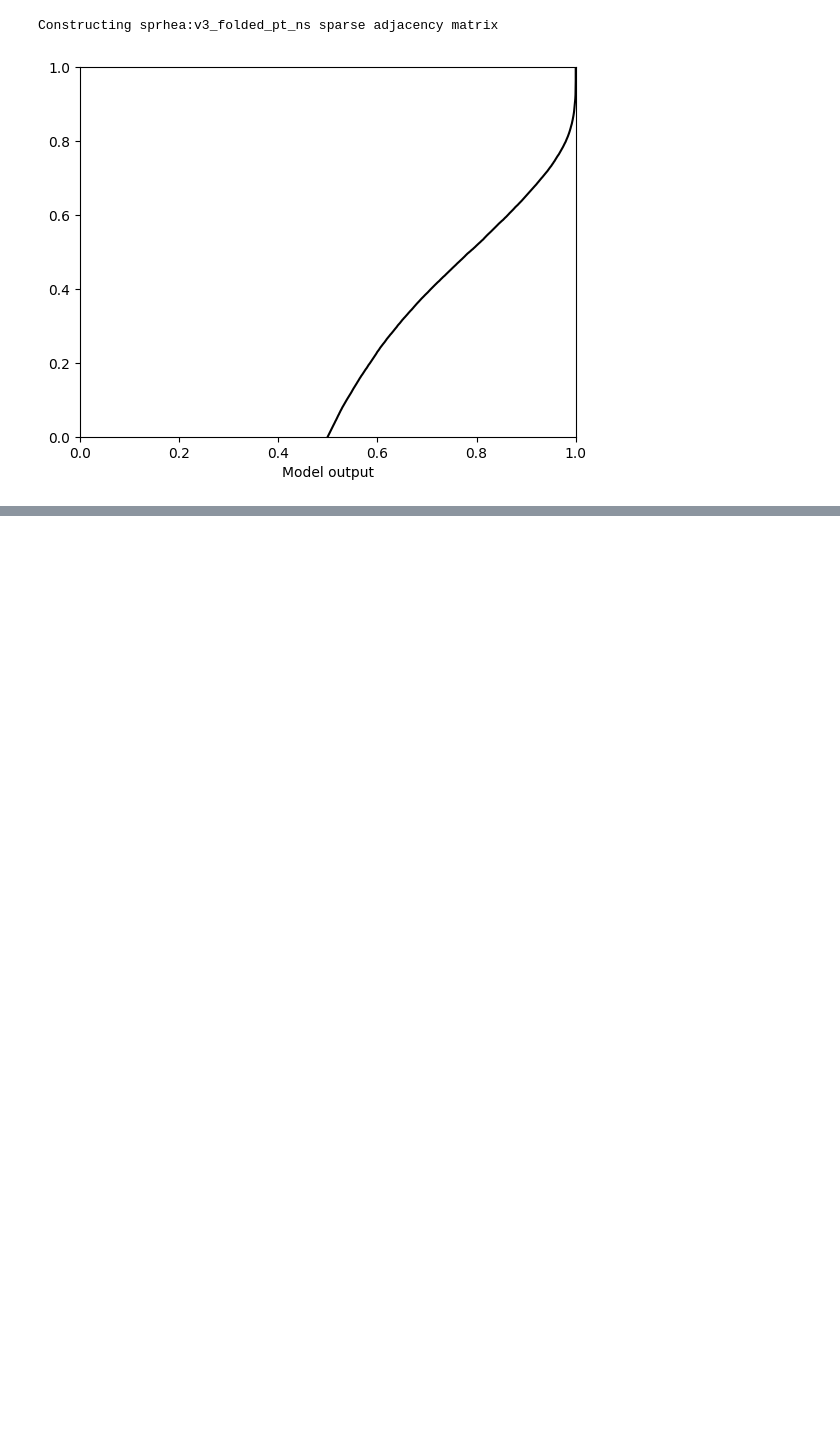
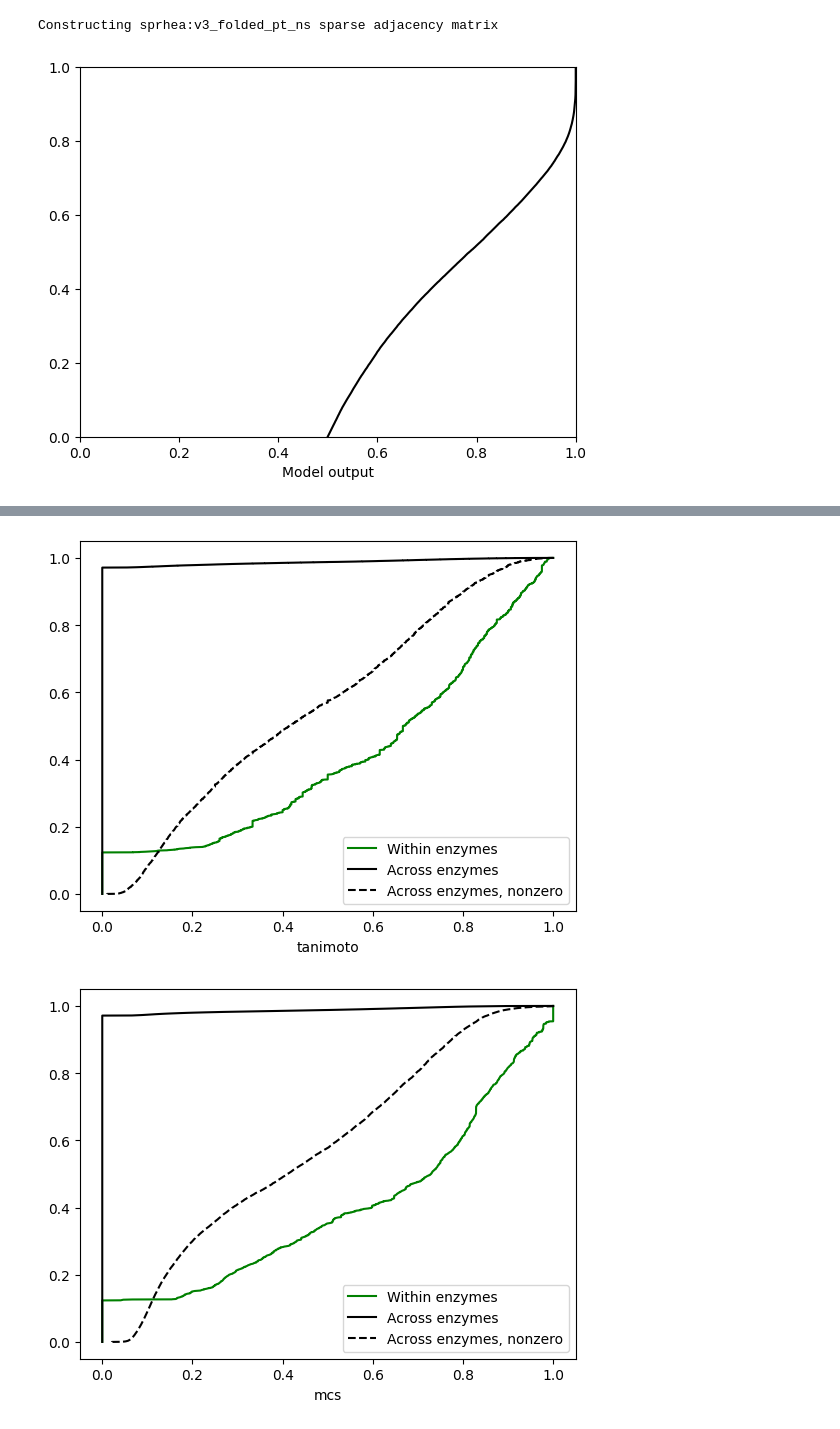
Before and after one commit to stefanpate/rcgnn, a Jupyter notebook: notebooks/protein_x_reaction_embed_sim_mat.ipynb, the cells around one changed output, grey strips where cells are left out. Saved outputs shown, nothing was run; the diff lists cells and outputs as text; code cells hidden in the pictures; blank space fills up the shorter version.

```diff
--- a/notebooks/protein_x_reaction_embed_sim_mat.ipynb
+++ b/notebooks/protein_x_reaction_embed_sim_mat.ipynb
@@ -144,0 +196,33 @@ array([0.11540343, 0.        , 0.        , ..., 0.        , 0.        ,
+# %%
+# Intra / cross protein rcmcs displayed as straight cdf
+# as opposed to mini distributions
+
+rsims = ['tanimoto', 'mcs', 'rcmcs']
+
+for rsim in rsims:
+    intra = np.array([])
+    inter = np.array([])
+    ridxs = set([i for i in range(adj.shape[1])])
+    for p in range(0, adj.shape[0], 50):
+        known_rs = adj[p, :].nonzero()[1]
+        if len(known_rs) > 1:
+            i, j = zip(*combinations(known_rs, 2))
+            in_sims = sim_mats[rsim][i, j]
+            intra = np.concatenate((intra, in_sims))
+
+
+        not_known = np.array(list(ridxs - set(known_rs)))
+        i, j = zip(*product(known_rs, not_known))
+        out_sims = sim_mats[rsim][i, j]
+        inter = np.concatenate((inter, out_sims))
+
+    fig, ax = plt.subplots()
+    plot_cdf(ax, intra, color='green', label="Within enzymes")
+    plot_cdf(ax, inter, color='black', label="Across enzymes")
+    plot_cdf(ax, [elt for elt in inter if elt > 0], color='black', linestyle='--', label="Across enzymes, nonzero")
+    ax.set_xlabel(rsim)
+    ax.legend()
+    plt.show()
+# %% [output]
+[figure, added]
+[figure, added]
```
Also changed, not shown: parts of 12 cells of this notebook, 1 other file.
